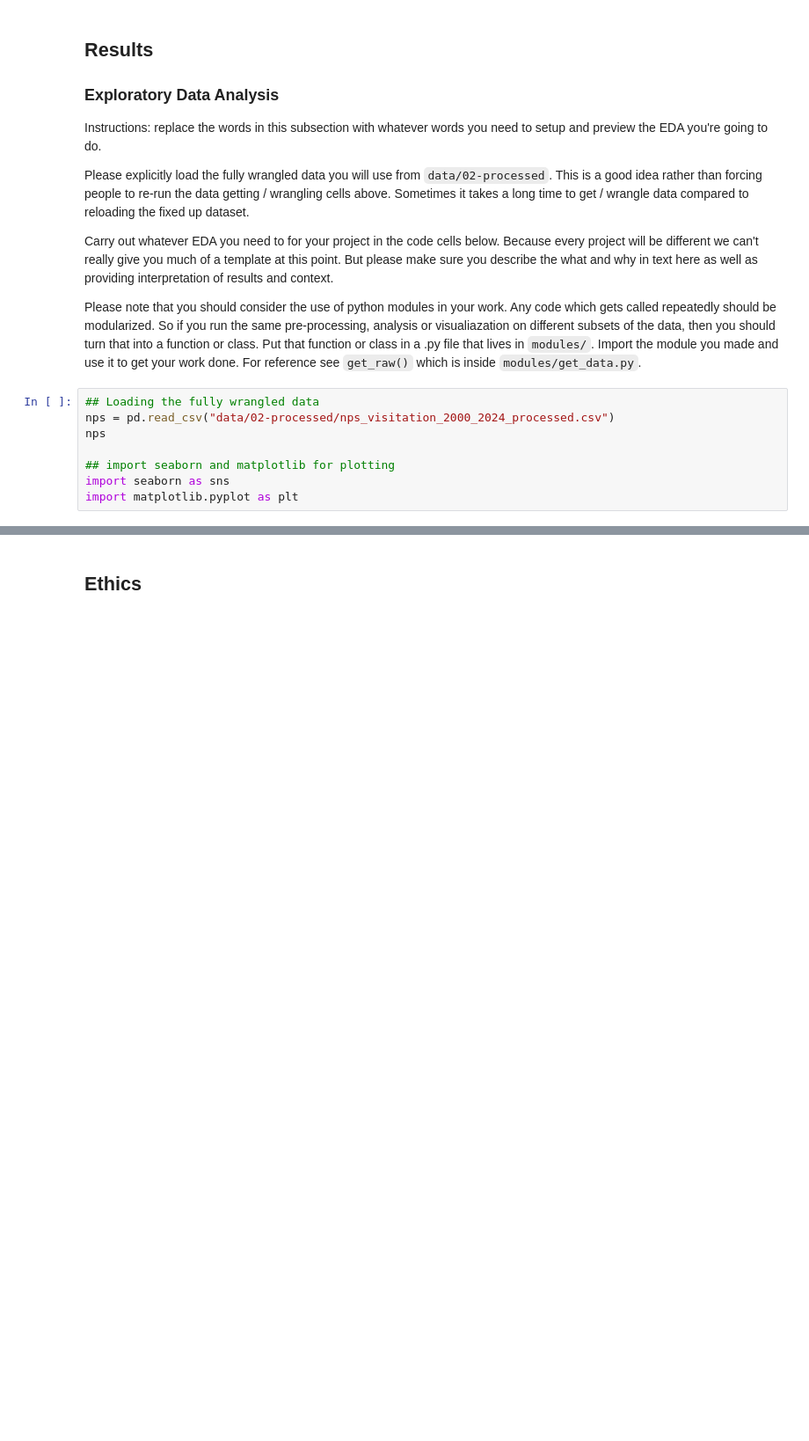
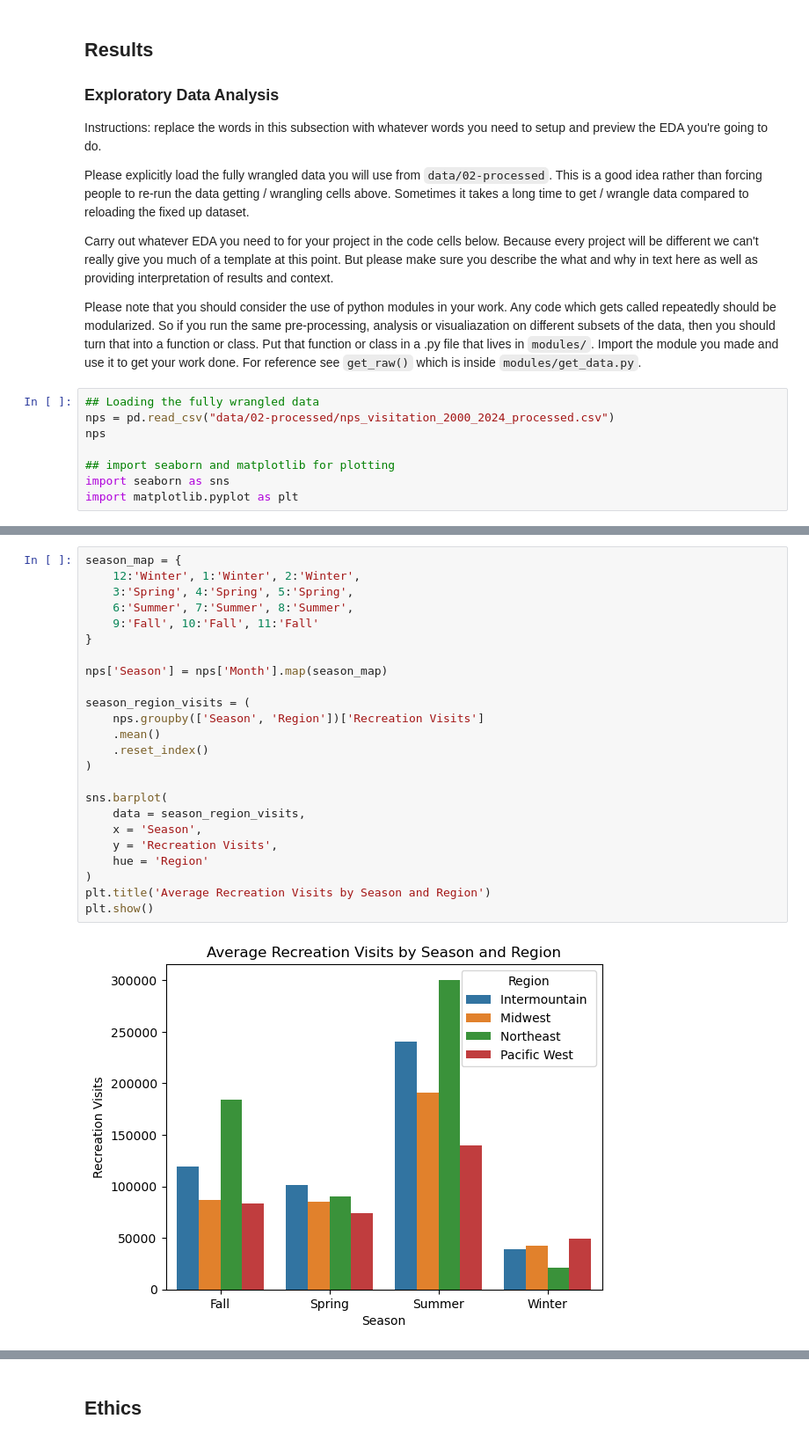
Before and after one commit to COGS108/Group112_WI26, a Jupyter notebook: 03-FinalProject.ipynb, the cells around one changed output, grey strips where cells are left out. Shown at 88% size. Saved outputs shown, nothing was run; the diff lists cells and outputs as text; blank space fills up the shorter version.

Commit message:
COPIED ALL GRAPHS

```diff
--- a/03-FinalProject.ipynb
+++ b/03-FinalProject.ipynb
@@ -378,0 +453,26 @@ explain
+# %%
+season_map = {
+    12:'Winter', 1:'Winter', 2:'Winter',
+    3:'Spring', 4:'Spring', 5:'Spring',
+    6:'Summer', 7:'Summer', 8:'Summer',
+    9:'Fall', 10:'Fall', 11:'Fall'
+}
+
+nps['Season'] = nps['Month'].map(season_map)
+
+season_region_visits = (
+    nps.groupby(['Season', 'Region'])['Recreation Visits']
+    .mean()
+    .reset_index()
+)
+
+sns.barplot(
+    data = season_region_visits,
+    x = 'Season',
+    y = 'Recreation Visits',
+    hue = 'Region'
+)
+plt.title('Average Recreation Visits by Season and Region')
+plt.show()
+# %% [output]
+[figure, added]
```
Also changed, not shown: parts of 42 cells of this notebook.
